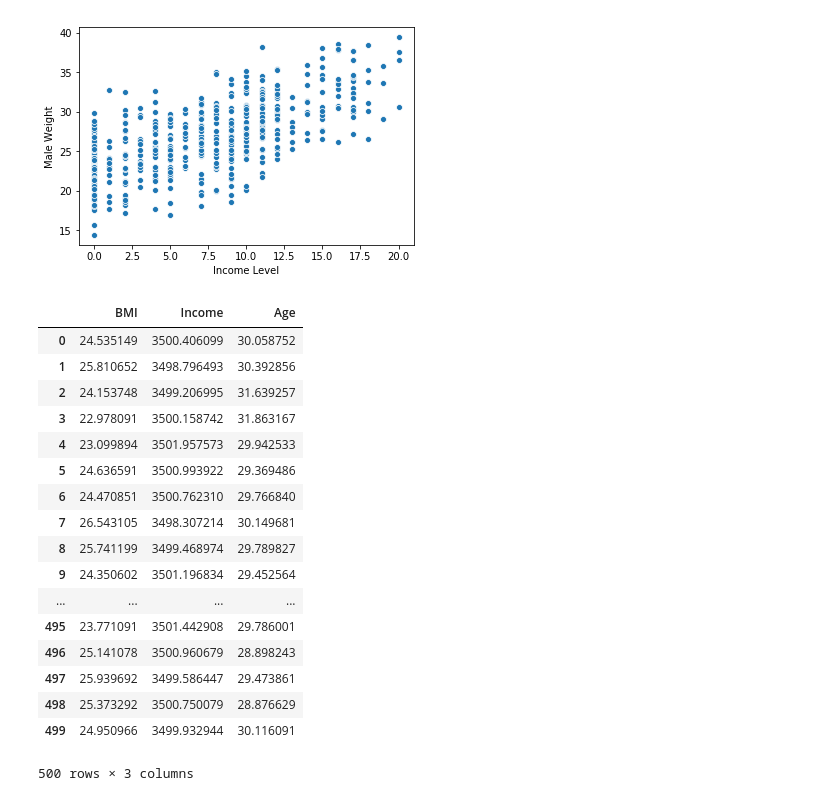
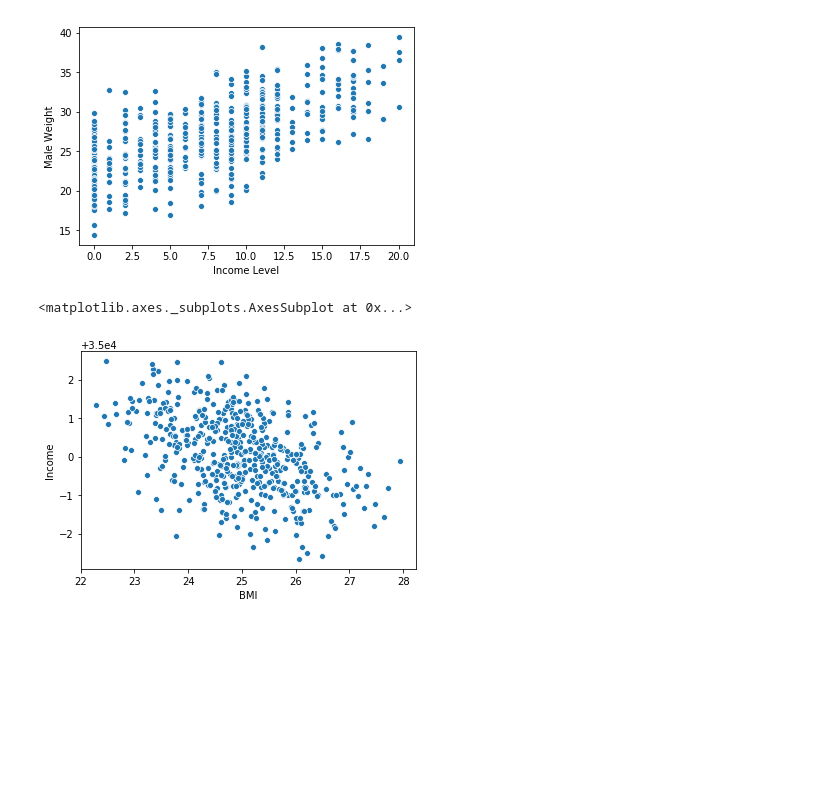
Before and after one commit to dermotkel/programming-project, a Jupyter notebook: Programming Project.ipynb, the cells around one changed output. Drawn from its saved outputs; the diff is of its cells as text; code cells hidden in the pictures; blank space fills up the shorter version.

```diff
--- a/Programming Project.ipynb
+++ b/Programming Project.ipynb
@@ -283,30 +321,14 @@ sns.scatterplot(x='Income Level', y = 'Male Weight', data = ans)
 <matplotlib.axes._subplots.AxesSubplot at 0x...>
 [figure]
 # %%
-mean = (25, 3500, 30)
+mean = (25, 35000, 30)
 cov = [[1, -0.5, -0.5], [-0.5, 1, -0.5], [-0.5, -0.5, 1]]
 da = np.random.multivariate_normal(mean, cov, 500)
 da = pd.DataFrame(da)
 da.columns = ['BMI', 'Income', 'Age']
 
-da
+sns.scatterplot(x = "BMI", y = "Income", data=da)
 # %% [output]
-|  | BMI | Income | Age |
-| 0 | 24.535149 | 3500.406099 | 30.058752 |
-| 1 | 25.810652 | 3498.796493 | 30.392856 |
-| 2 | 24.153748 | 3499.206995 | 31.639257 |
-| 3 | 22.978091 | 3500.158742 | 31.863167 |
-| 4 | 23.099894 | 3501.957573 | 29.942533 |
-| 5 | 24.636591 | 3500.993922 | 29.369486 |
-| 6 | 24.470851 | 3500.762310 | 29.766840 |
-| 7 | 26.543105 | 3498.307214 | 30.149681 |
-| 8 | 25.741199 | 3499.468974 | 29.789827 |
-| 9 | 24.350602 | 3501.196834 | 29.452564 |
-| ... | ... | ... | ... |
-| 495 | 23.771091 | 3501.442908 | 29.786001 |
-| 496 | 25.141078 | 3500.960679 | 28.898243 |
-| 497 | 25.939692 | 3499.586447 | 29.473861 |
-| 498 | 25.373292 | 3500.750079 | 28.876629 |
-| 499 | 24.950966 | 3499.932944 | 30.116091 |
-500 rows × 3 columns
+<matplotlib.axes._subplots.AxesSubplot at 0x...>
+[figure, added]
 # %%
```
Also changed, not shown: parts of 8 cells of this notebook.
